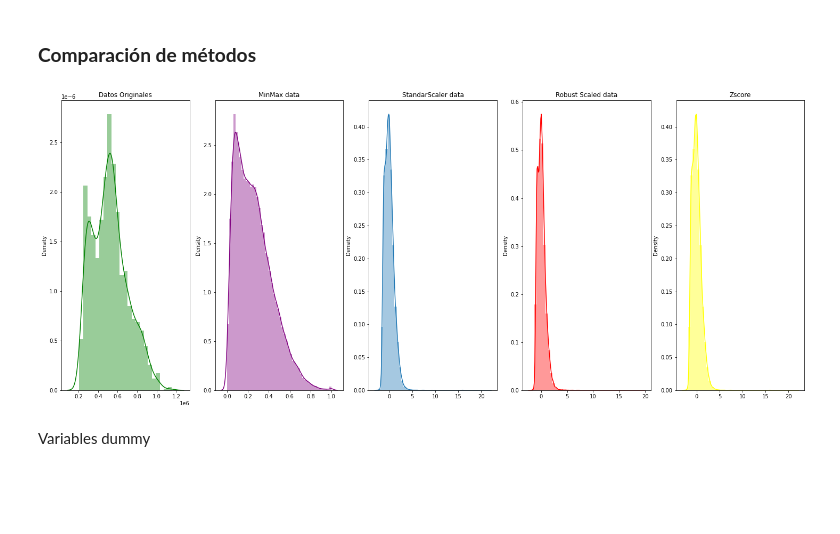
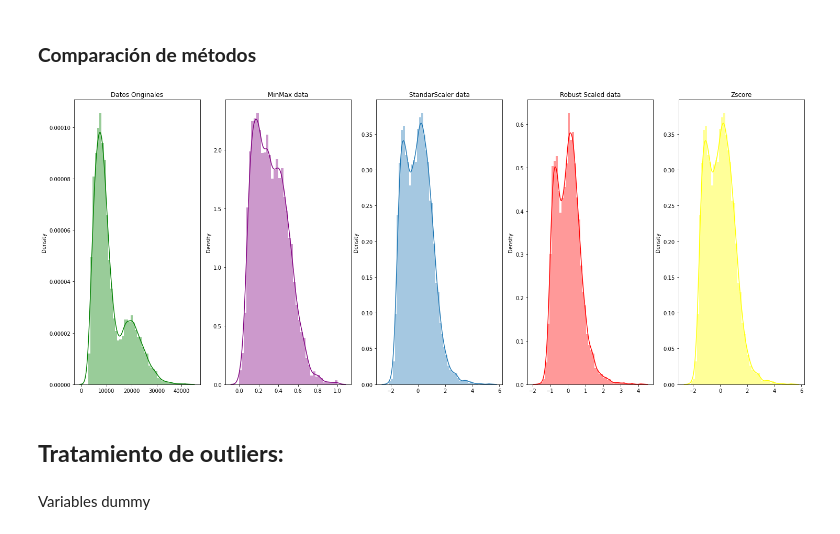
Before and after one commit to CHRISTIANDAGATTI/Mentoria_Series_Temporales, a Jupyter notebook: TP2_analisis_y_curacion.ipynb, the cells around one changed output. Drawn from its saved outputs; the diff is of its cells as text; code cells hidden in the pictures; blank space fills up the shorter version.

```diff
--- a/TP2_analisis_y_curacion.ipynb
+++ b/TP2_analisis_y_curacion.ipynb
@@ -400,9 +427,9 @@ StandardScaler: transformamos los datos para centrarlos eliminando el valor medi
 # Estandarización
 from sklearn.preprocessing import StandardScaler
 scaler = StandardScaler()
-df_std = pd.DataFrame(scaler.fit_transform(df_filtered_full),
-                       index=df_filtered_full.index,
-                       columns=df_filtered_full.columns, dtype=None, copy=False)
+df_std = pd.DataFrame(scaler.fit_transform(df_filtered),
+                       index=df_filtered.index,
+                       columns=df_filtered.columns, dtype=None, copy=False)
 
 
 # plt.figure(figsize=(10, 6))
@@ -412,6 +439,6 @@ df_std = pd.DataFrame(scaler.fit_transform(df_filtered_full),
 
 # sns.barplot(x='Store', y='Sales', data = to_features(df_std))
 
-# axes = df_std.plot(marker='.', alpha=0.5, linestyle='None', figsize=(18, 15), subplots=True)
-# for ax in axes:
-#     ax.set_ylabel('sales')
+axes = df_std.plot(marker='.', alpha=0.5, linestyle='None', figsize=(18, 15), subplots=True)
+for ax in axes:
+    ax.set_ylabel('sales')
@@ -423,9 +452,9 @@ RobustScaler: Para datos que contienen muchos valores atípicos, es probable que
 # %%
 from sklearn.preprocessing import RobustScaler
 robustscaler = RobustScaler()
-df_rscaler = robustscaler.fit_transform(df_filtered_full)
-df_rscaler = pd.DataFrame(df_rscaler, columns = df_filtered_full.columns, index=df_filtered_full.index)
+df_rscaler = robustscaler.fit_transform(df_filtered)
+df_rscaler = pd.DataFrame(df_rscaler, columns = df_filtered.columns, index=df_filtered.index)
 
-# axes = df_rscaler.plot(marker='.', alpha=0.5, linestyle='None', figsize=(18, 15), subplots=True)
-# for ax in axes:
-#     ax.set_ylabel('sales')
+axes = df_rscaler.plot(marker='.', alpha=0.5, linestyle='None', figsize=(18, 15), subplots=True)
+for ax in axes:
+    ax.set_ylabel('sales')
@@ -437,8 +468,8 @@ Min-MAX: Transforma los datos a un rango fijo. Incluye la solidez contra las des
 #Minmax. Escalamos los datos en el rango 0-1
 from sklearn.preprocessing import MinMaxScaler
 scaler = MinMaxScaler((0,1))
-minmax = pd.DataFrame(scaler.fit_transform(df_filtered_full),
-                     columns=df_filtered_full.columns, index=df_filtered_full.index)
-# axes = minmax.plot(marker='.', alpha=0.5, linestyle='None', figsize=(18, 15), subplots=True)
-# for ax in axes:
-#     ax.set_ylabel('sales')
+minmax = pd.DataFrame(scaler.fit_transform(df_filtered),
+                     columns=df_filtered.columns, index=df_filtered.index)
+axes = minmax.plot(marker='.', alpha=0.5, linestyle='None', figsize=(18, 15), subplots=True)
+for ax in axes:
+    ax.set_ylabel('sales')
@@ -470,7 +494,7 @@ Mediante este método, la media se convertirá en 0 después de la transformaci
 # %%
 from scipy import stats
 from scipy.stats.stats import zscore
-zscore_df = stats.zscore(df_filtered_full)
-zscore_df= pd.DataFrame(zscore_df, columns=df_filtered_full.columns, index=df_filtered_full.index)
+zscore_df = stats.zscore(df_filtered)
+zscore_df= pd.DataFrame(zscore_df, columns=df_filtered.columns, index=df_filtered.index)
 print(zscore_df)
 # %% [output]
@@ -572,19 +546,21 @@ Text(0.5, 1.0, 'Transformacion Box Cox')
 # %%
 #Comparación
 fig, ax=plt.subplots(1,5,figsize=(25,10))
-sns.distplot(df_agg, ax=ax[0],color='Green')
+sns.distplot(df_filtered, ax=ax[0],color='Green')
 ax[0].set_title("Datos Originales")
 sns.distplot(minmax, ax=ax[1], color ='Purple')
 ax[1].set_title("MinMax data")
 sns.distplot(df_std, ax=ax[2])
 ax[2].set_title("StandarScaler data")
 sns.distplot(df_rscaler, ax=ax[3], color='Red')
 ax[3].set_title("Robust Scaled data")
 sns.distplot(zscore_df, ax=ax[4], color='Yellow')
 ax[4].set_title("Zscore")
 
 plt.show()
 # %% [output]
-[figure, old version]
+[figure, new version]
+# %% [markdown]
+## **Tratamiento de outliers:**
 # %% [markdown]
 Variables dummy
```
Also changed, not shown: parts of 67 cells of this notebook.
